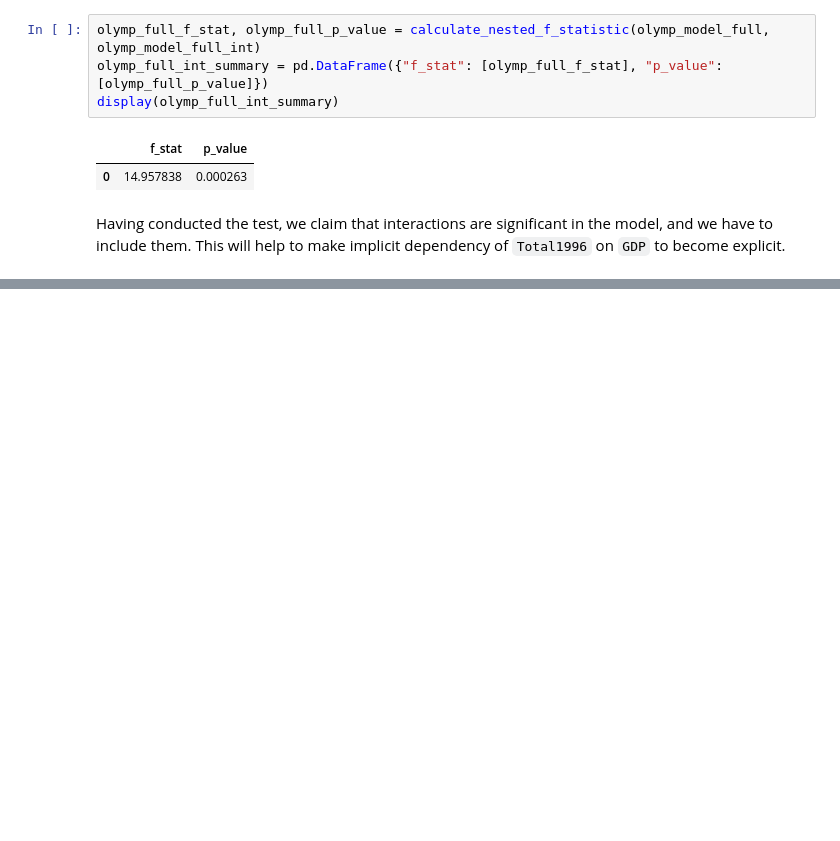
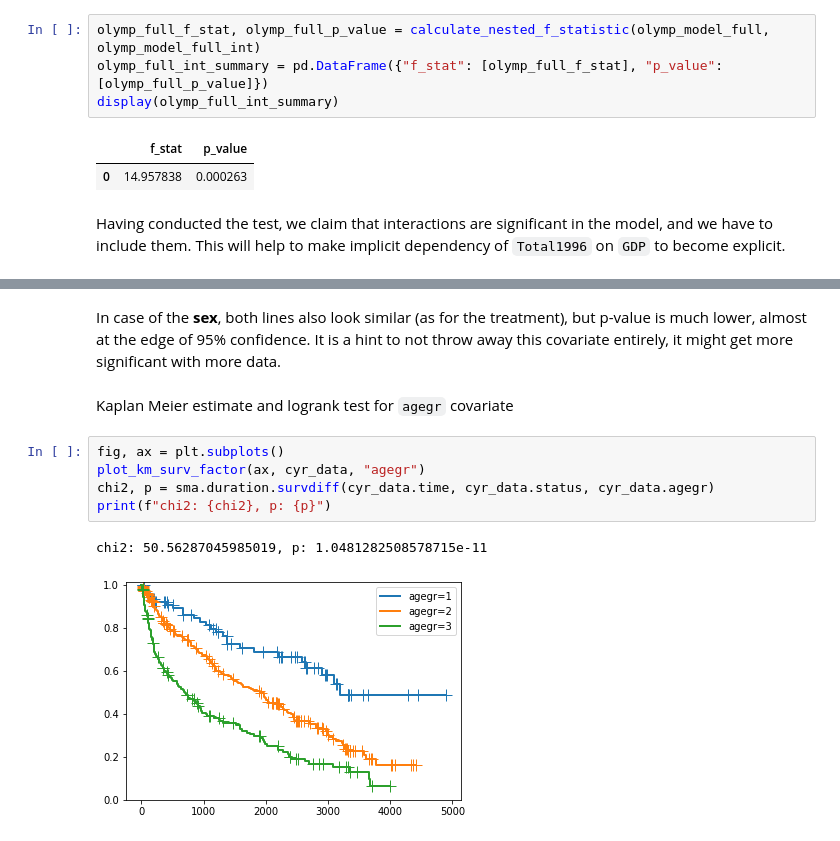
Before and after one commit to vindex10/sma-assignments, a Jupyter notebook: assignment2/assignment-2.ipynb, the cells around one changed output, grey strips where cells are left out. Saved outputs shown, nothing was run; the diff lists cells and outputs as text; blank space fills up the shorter version.

```diff
--- a/assignment2/assignment-2.ipynb
+++ b/assignment2/assignment-2.ipynb
@@ -317,0 +373,12 @@ Having conducted the test, we claim that interactions are significant in the mod
+# %% [markdown]
+In case of the **sex**, both lines also look similar (as for the treatment), but p-value is much lower, almost at the edge of 95% confidence. It is a hint to not throw away this covariate entirely, it might get more significant with more data.
+# %% [markdown]
+Kaplan Meier estimate and logrank test for `agegr` covariate
+# %%
+fig, ax = plt.subplots()
+plot_km_surv_factor(ax, cyr_data, "agegr")
+chi2, p = sma.duration.survdiff(cyr_data.time, cyr_data.status, cyr_data.agegr)
+print(f"chi2: {chi2}, p: {p}")
+# %% [output]
+chi2: 50.56287045985019, p: 1.0481282508578715e-11
+[figure, added]
```
Also changed, not shown: parts of 29 cells of this notebook, 2 other files.
